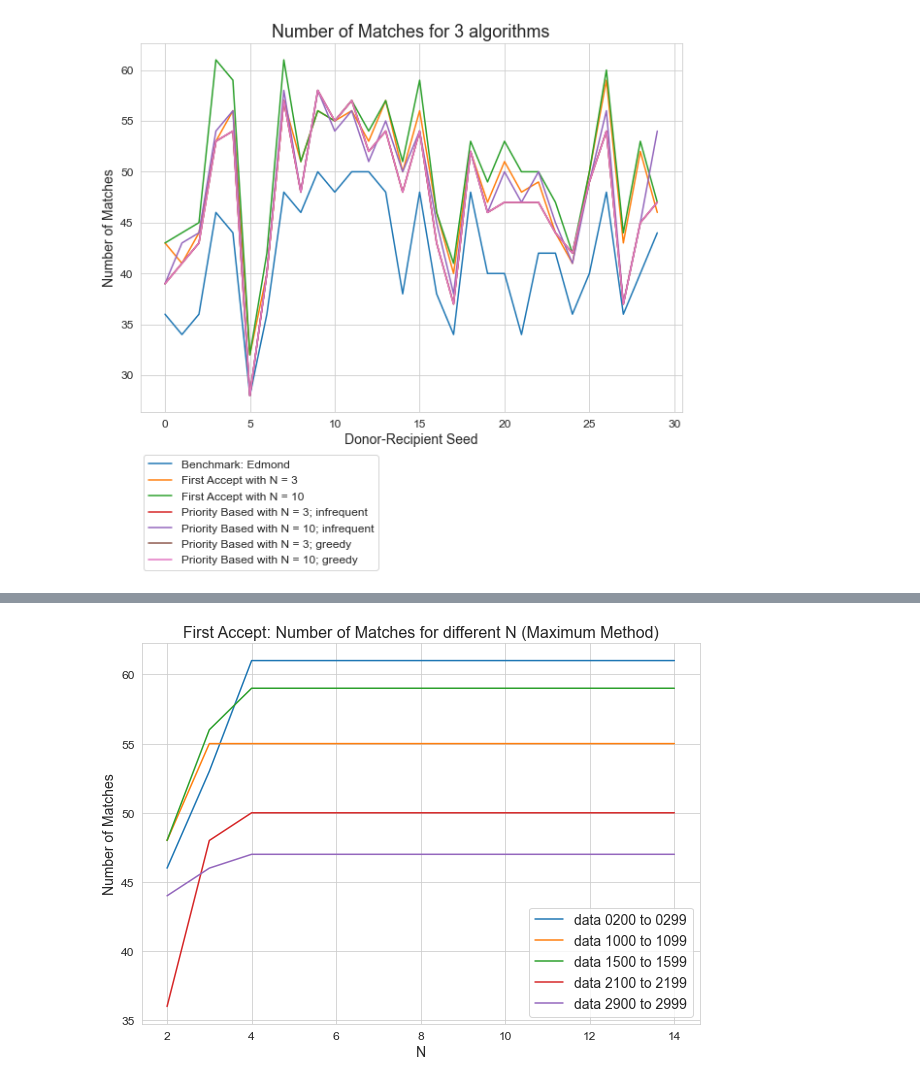
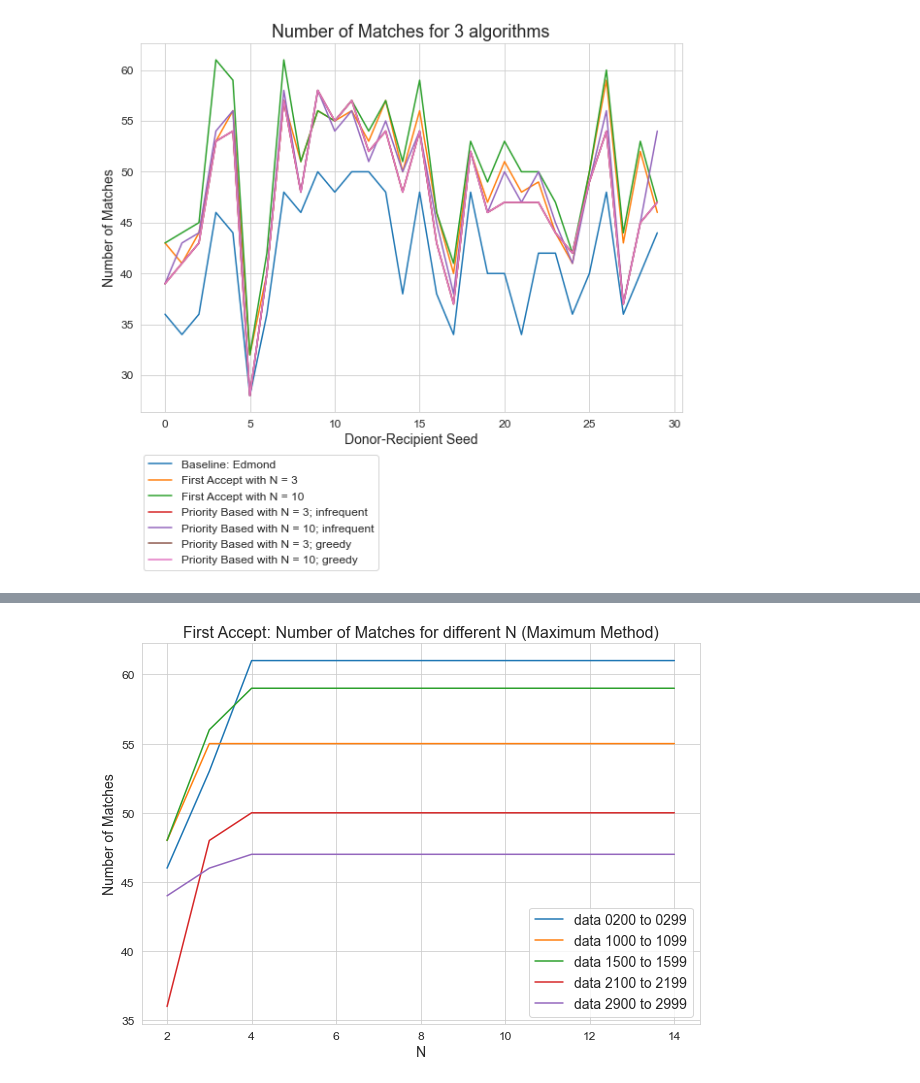
Before and after one commit to Mingtaros/Kidney-Exchange-Match-Mapping-System, a Jupyter notebook: backend/kidneyexchange/backend/exchange_src/Experiment.ipynb, the cells around one changed output, grey strips where cells are left out. Saved outputs shown, nothing was run; the diff lists cells and outputs as text; code cells hidden in the pictures.

```diff
--- a/backend/kidneyexchange/backend/exchange_src/Experiment.ipynb
+++ b/backend/kidneyexchange/backend/exchange_src/Experiment.ipynb
@@ -89,22 +89,22 @@ for i in range(1, 31):
 # %%
 plt.figure(figsize=(10, 7))
 
 plt.title("Number of Matches for 3 algorithms", fontsize=18)
 plt.xlabel("Donor-Recipient Seed", fontsize=14)
 plt.ylabel("Number of Matches", fontsize=14)
 
-plt.plot(edmond_matches, label='Benchmark: Edmond')
+plt.plot(edmond_matches, label='Baseline: Edmond')
 plt.plot(first_accept_matches3, label='First Accept with N = 3')
 plt.plot(first_accept_matches10, label='First Accept with N = 10')
 plt.plot(priority_based3, label='Priority Based with N = 3; infrequent')
 plt.plot(priority_based10, label='Priority Based with N = 10; infrequent')
 plt.plot(priority_based3g, label='Priority Based with N = 3; greedy')
 plt.plot(priority_based10g, label='Priority Based with N = 10; greedy')
 
 plt.legend(bbox_to_anchor=(0.45, -0.1), fontsize=12)
 plt.tick_params(labelsize=12)
 # %% [output]
-[figure, old version]
+[figure, new version]
 # %%
 # find average execution time of 50 times execution
 
```
Also changed, not shown: parts of 2 cells of this notebook, 3 other files.
